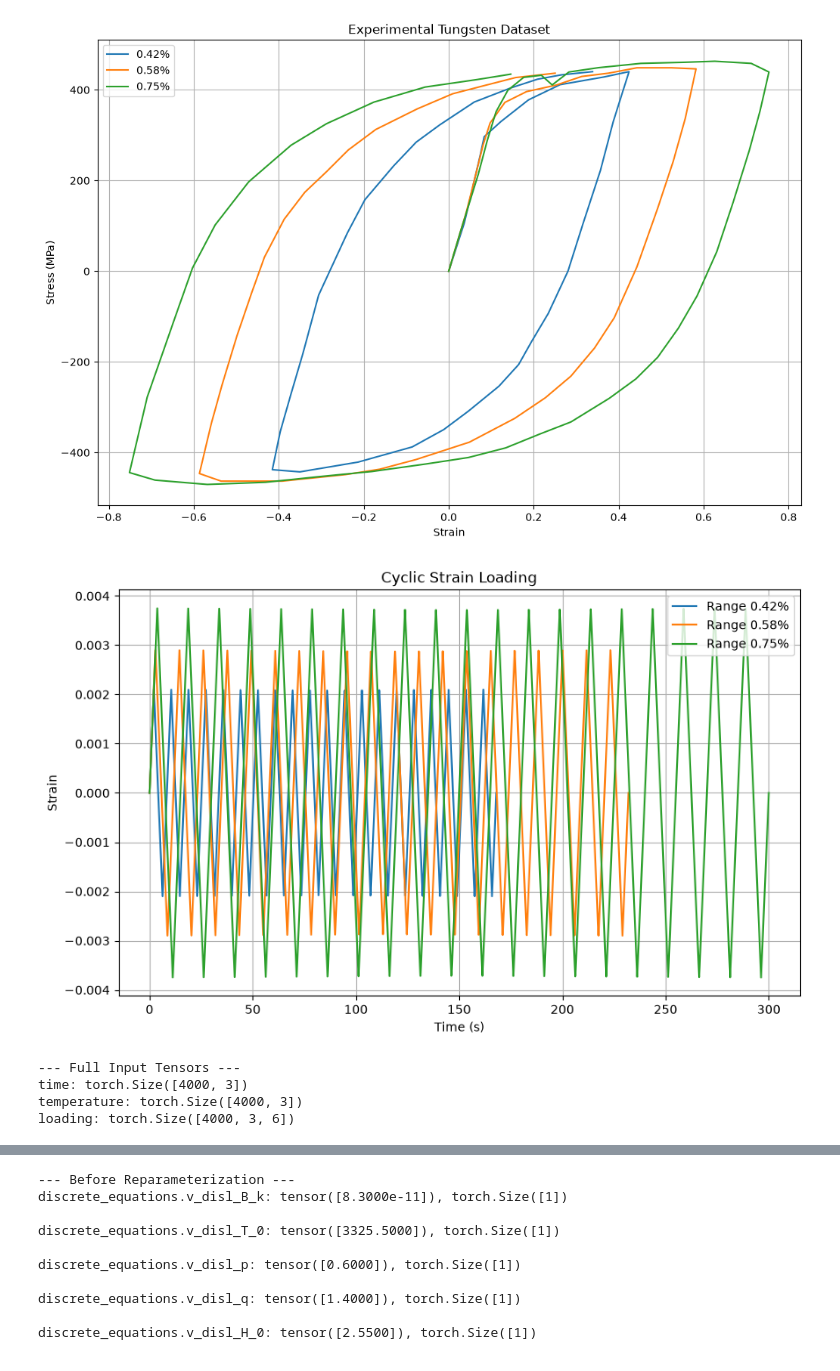
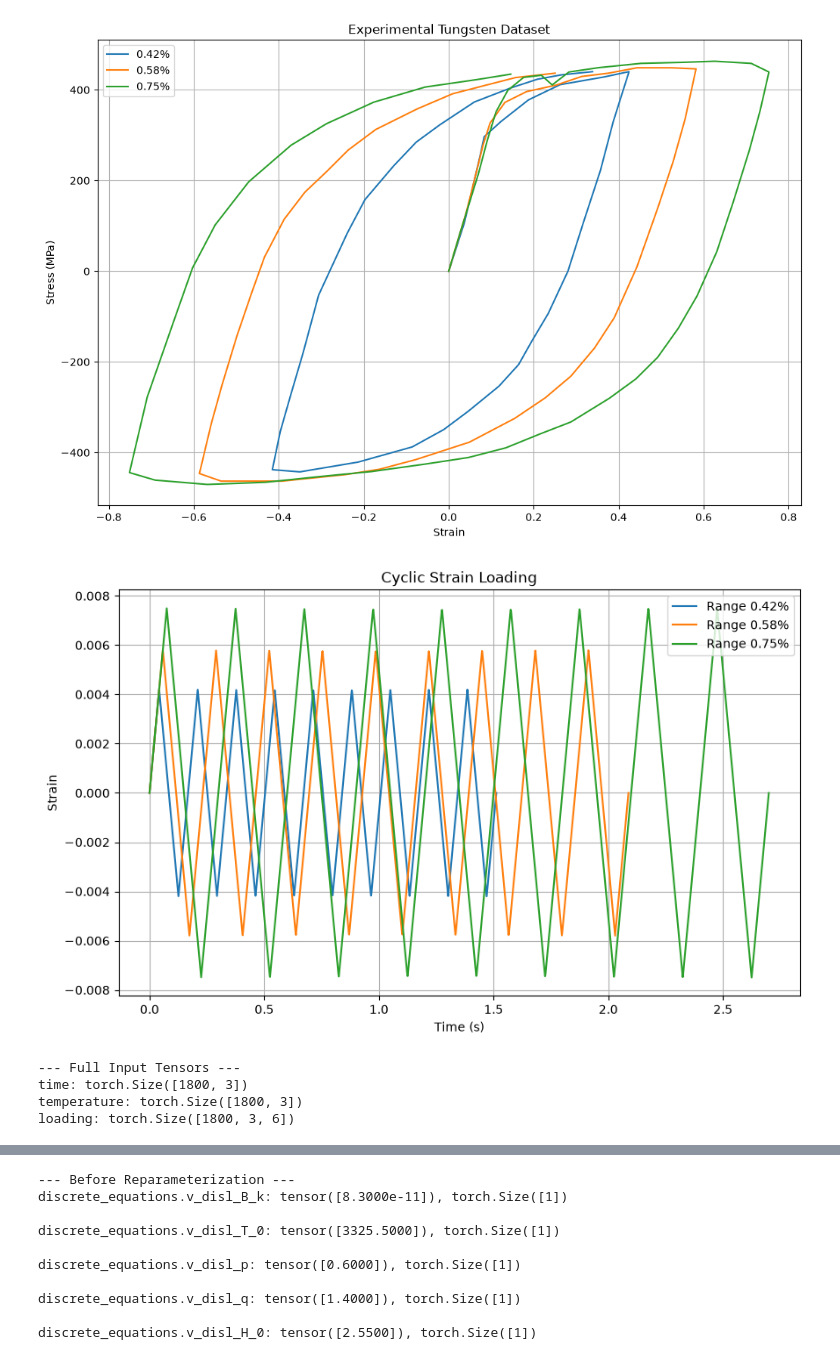
Before and after one commit to ColinMG2/neml2, a Jupyter notebook: cmg_projects/cyclic_optimization/tungsten_deterministic.ipynb, the cells around one changed output, grey strips where cells are left out. Cells and saved outputs as stored; diff of their text form; code cells hidden in the pictures.

```diff
--- a/cmg_projects/cyclic_optimization/tungsten_deterministic.ipynb
+++ b/cmg_projects/cyclic_optimization/tungsten_deterministic.ipynb
@@ -203,14 +203,14 @@ plt.show()
 # %% [output]
 [figure]
 # %%
-n_cycles = 20
+n_cycles = 9
 points_per_cycle = 200  # controls sharpness of triangle wave peaks
 
 ntemperature = 1
 nrate = 1
 ntime = n_cycles * points_per_cycle  # total time steps
 nbatch = 3
-rates = torch.tensor([1.0e-3], device=device)
+rates = torch.tensor([0.1], device=device)
 temperatures = torch.tensor([480.0], device=device)
 ranges = torch.tensor([0.0042, 0.0058, 0.0075], device=device)
 # %%
@@ -220,42 +220,42 @@ loading = torch.zeros((ntime, nbatch, 6), device=device)
 
 plt.figure(figsize=(10, 6))
 for i, s_range in enumerate(ranges):
-    amplitude = s_range.item() / 2.0
-    period = 2.0 * s_range.item() / rates[0].item()
+    amplitude = s_range.item()
+    period = 4.0 * s_range.item() / rates[0].item()
     total_time = n_cycles * period
 
     time_values = torch.linspace(0.0, total_time, ntime, device=device)
 
     strain_values = (2.0 * amplitude / torch.pi) * torch.arcsin(
         torch.sin(2.0 * torch.pi * time_values / period)
     )
 
     loading[:, i, 0] = strain_values
     time[:, i] = time_values
     temperature[:, i] = temperatures[0] + 273.15
 
     plt.plot(
         time_values.cpu().numpy(),
         strain_values.cpu().numpy(),
         label=f"Range {s_range.item() * 100:.2f}%",
     )
 
 plt.xlabel("Time (s)")
 plt.ylabel("Strain")
 plt.title("Cyclic Strain Loading")
 plt.legend()
 plt.grid()
 plt.show()
 
 print(
     f"\n--- Full Input Tensors ---\ntime: {time.shape}\ntemperature: {temperature.shape}\nloading: {loading.shape}"
 )
 # %% [output]
-[figure, old version]
+[figure, new version]
 --- Full Input Tensors ---
-time: torch.Size([4000, 3])
-temperature: torch.Size([4000, 3])
-loading: torch.Size([4000, 3, 6])
+time: torch.Size([1800, 3])
+temperature: torch.Size([1800, 3])
+loading: torch.Size([1800, 3, 6])
 # %%
 # Initial data shape
 for sr_label in strain_data:
```
Also changed, not shown: parts of 2 cells of this notebook, 1 other file.
